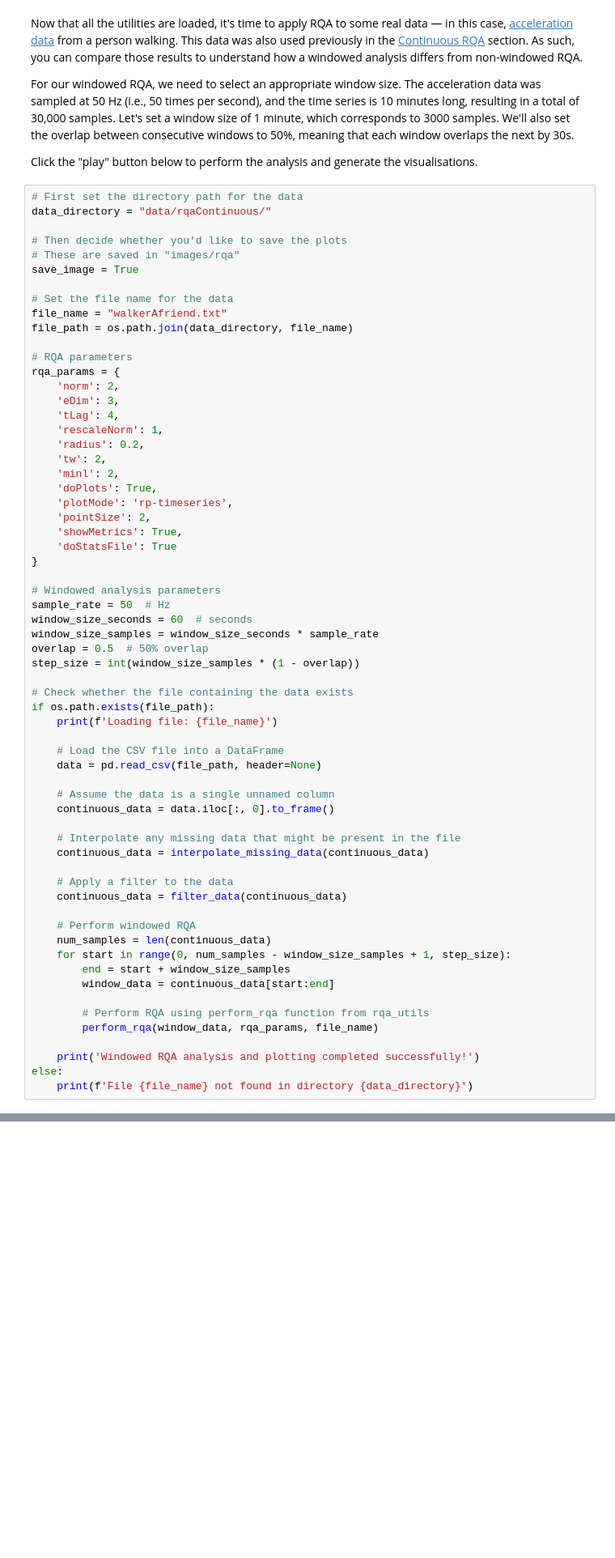
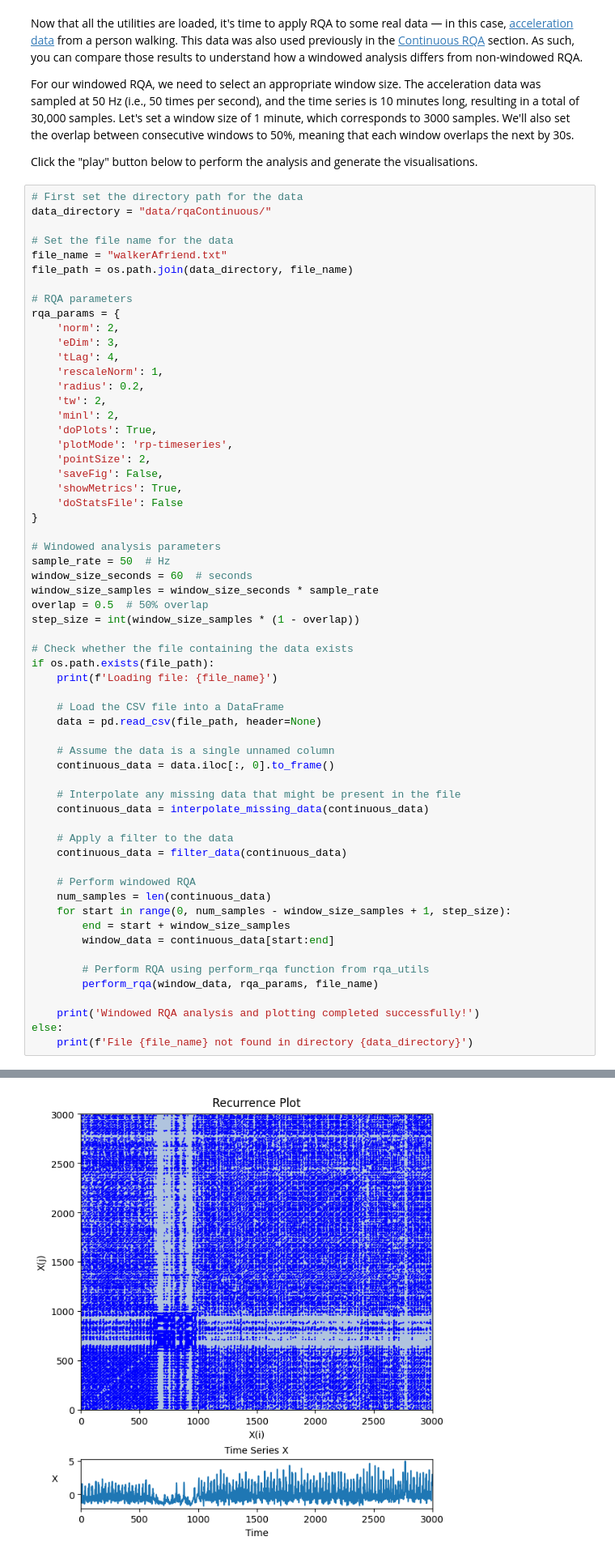
Before and after one commit to xkiwilabs/Linear-NonLinear-TSAnalysis, a Jupyter notebook: rqaWindowed.ipynb, the cells around one changed output, grey strips where cells are left out. Shown at 81% size. Saved outputs shown, nothing was run; the diff lists cells and outputs as text; blank space fills up the shorter version.

Commit message:
rqa plot saving updated

```diff
--- a/rqaWindowed.ipynb
+++ b/rqaWindowed.ipynb
@@ -31,10 +31,6 @@ Click the "play" button below to perform the analysis and generate the visualisa
 # %%
 # First set the directory path for the data
 data_directory = "data/rqaContinuous/"
-
-# Then decide whether you'd like to save the plots
-# These are saved in "images/rqa"
-save_image = True
 
 # Set the file name for the data
 file_name = "walkerAfriend.txt"
@@ -52,8 +48,9 @@ rqa_params = {
     'doPlots': True,
     'plotMode': 'rp-timeseries',
     'pointSize': 2,
+    'saveFig': False,
     'showMetrics': True,
-    'doStatsFile': True
+    'doStatsFile': False
 }
 
 # Windowed analysis parameters
@@ -91,3 +88,4 @@ if os.path.exists(file_path):
     print('Windowed RQA analysis and plotting completed successfully!')
 else:
     print(f'File {file_name} not found in directory {data_directory}')
+# %% [output]
@@ -93,0 +99 @@ else:
+[figure, added]
```
Also changed, not shown: parts of 2 cells of this notebook, 6 other files.
